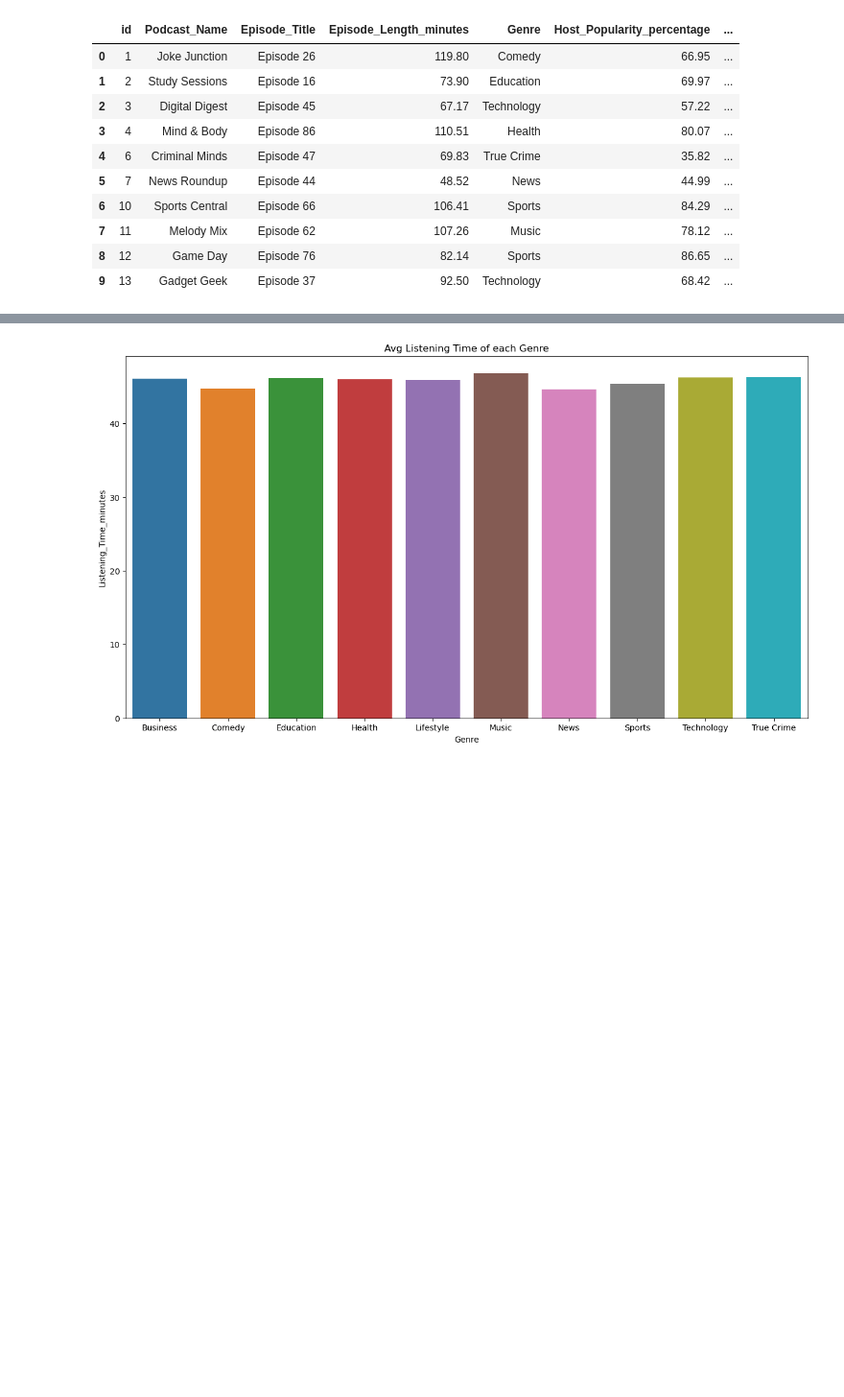
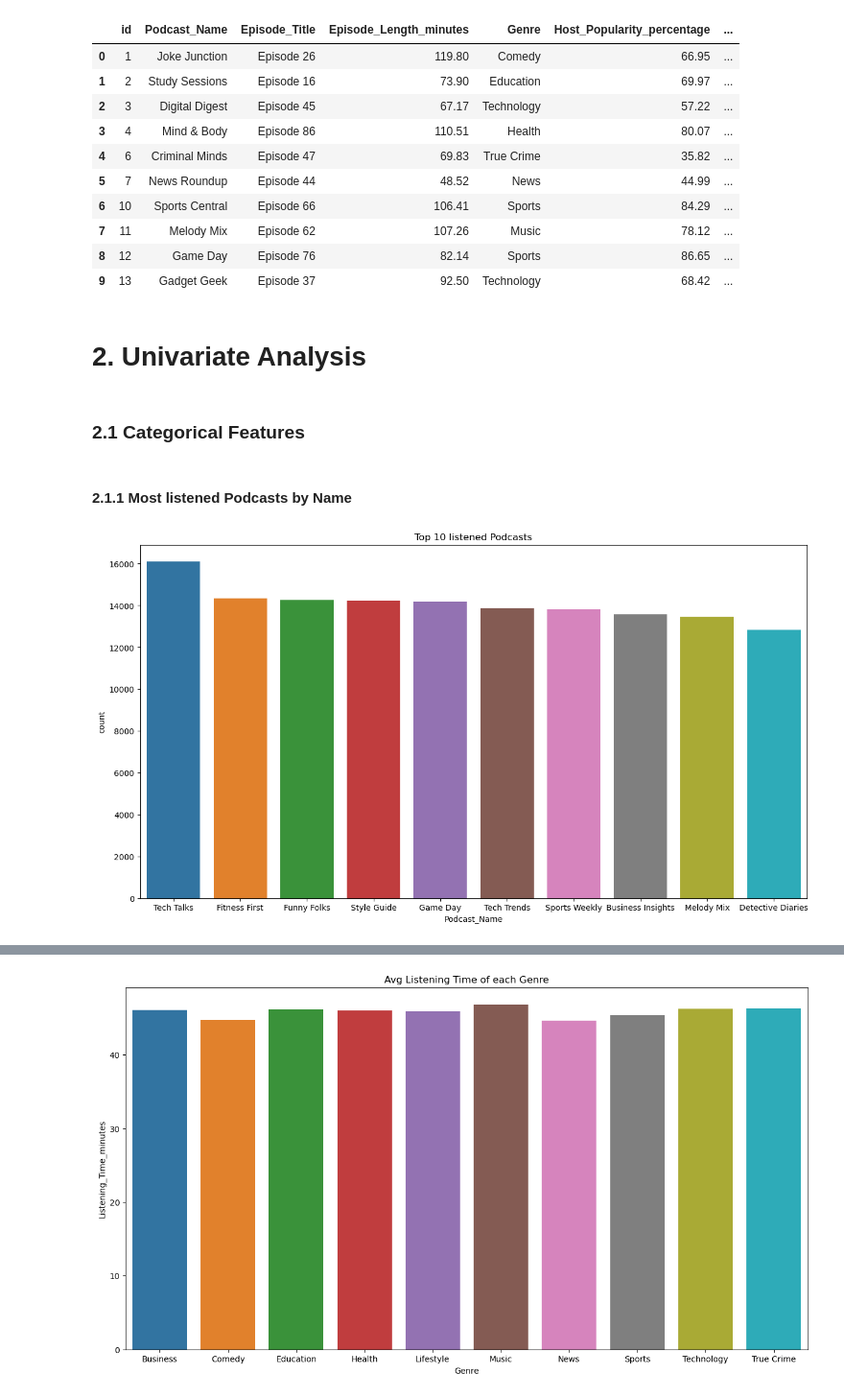
Before and after one commit to Gurmancheema/Predicting-Podcast-Listening-Time, a Jupyter notebook: Exploratory Data Analysis.ipynb, the cells around one changed output, grey strips where cells are left out. Shown at 96% size. Drawn from its saved outputs; the diff is of its cells as text; code cells hidden in the pictures; blank space fills up the shorter version.

```diff
--- a/Exploratory Data Analysis.ipynb
+++ b/Exploratory Data Analysis.ipynb
@@ -34,3 +34,17 @@ df.head(10)
 | 7 | 11 | Melody Mix | Episode 62 | 107.26 | Music | 78.12 | ... |
 | 8 | 12 | Game Day | Episode 76 | 82.14 | Sports | 86.65 | ... |
 | 9 | 13 | Gadget Geek | Episode 37 | 92.50 | Technology | 68.42 | ... |
+# %% [markdown]
+# 2. Univariate Analysis
+# %% [markdown]
+### 2.1 Categorical Features
+# %% [markdown]
+#### 2.1.1 Most listened Podcasts by Name
+# %%
+plt.figure(figsize=(15,8))
+sorted_Podcast_names = df['Podcast_Name'].value_counts().sort_values(ascending=False).reset_index()
+sb.barplot(data = sorted_Podcast_names.head(10), x= 'Podcast_Name',y='count')
+plt.title("Top 10 listened Podcasts")
+plt.show()
+# %% [output]
+[figure, added]
```
Also changed, not shown: parts of 41 cells of this notebook.
